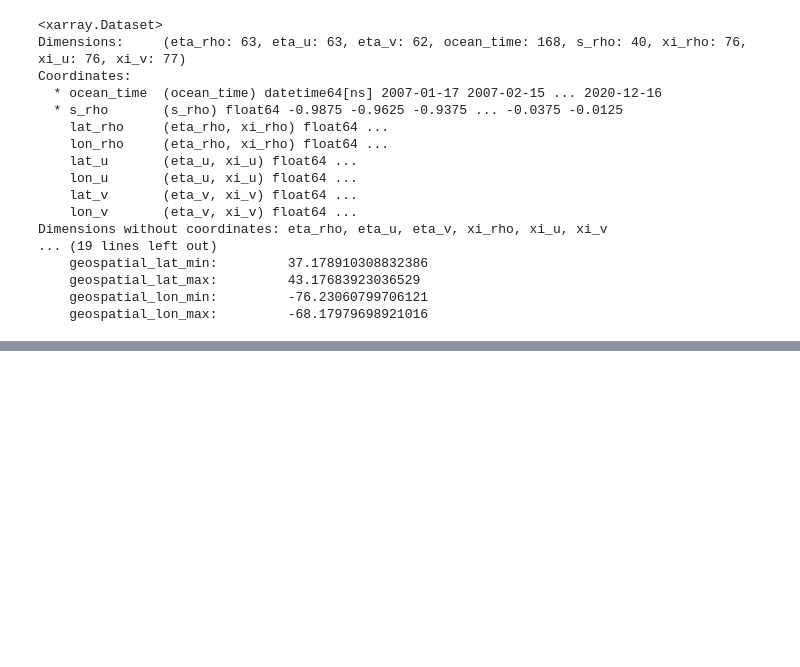
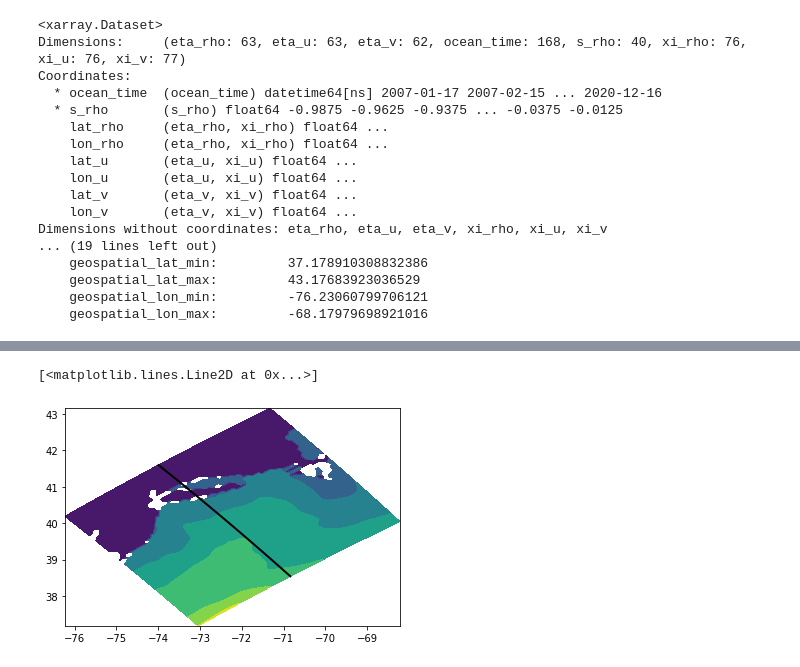
Before and after one commit to lagruenburg/ClimateVelocity_Vertical, a Jupyter notebook: Convert_depth_coord.ipynb, the cells around one changed output, grey strips where cells are left out. Saved outputs shown, nothing was run; the diff lists cells and outputs as text; code cells hidden in the pictures; blank space fills up the shorter version.

```diff
--- a/Convert_depth_coord.ipynb
+++ b/Convert_depth_coord.ipynb
@@ -101,0 +216,6 @@ roms.to_netcdf('roms_converted.nc')
+# %%
+plt.contourf(roms.lon_rho, roms.lat_rho, roms.temp_10m[:,:,299,0])
+plt.plot(roms.lon_rho[35,:], roms.lat_rho[35,:],linewidth = 2, c='k')
+# %% [output]
+[<matplotlib.lines.Line2D at 0x...>]
+[figure, added]
```
Also changed, not shown: parts of 94 cells of this notebook, 3 other files.
